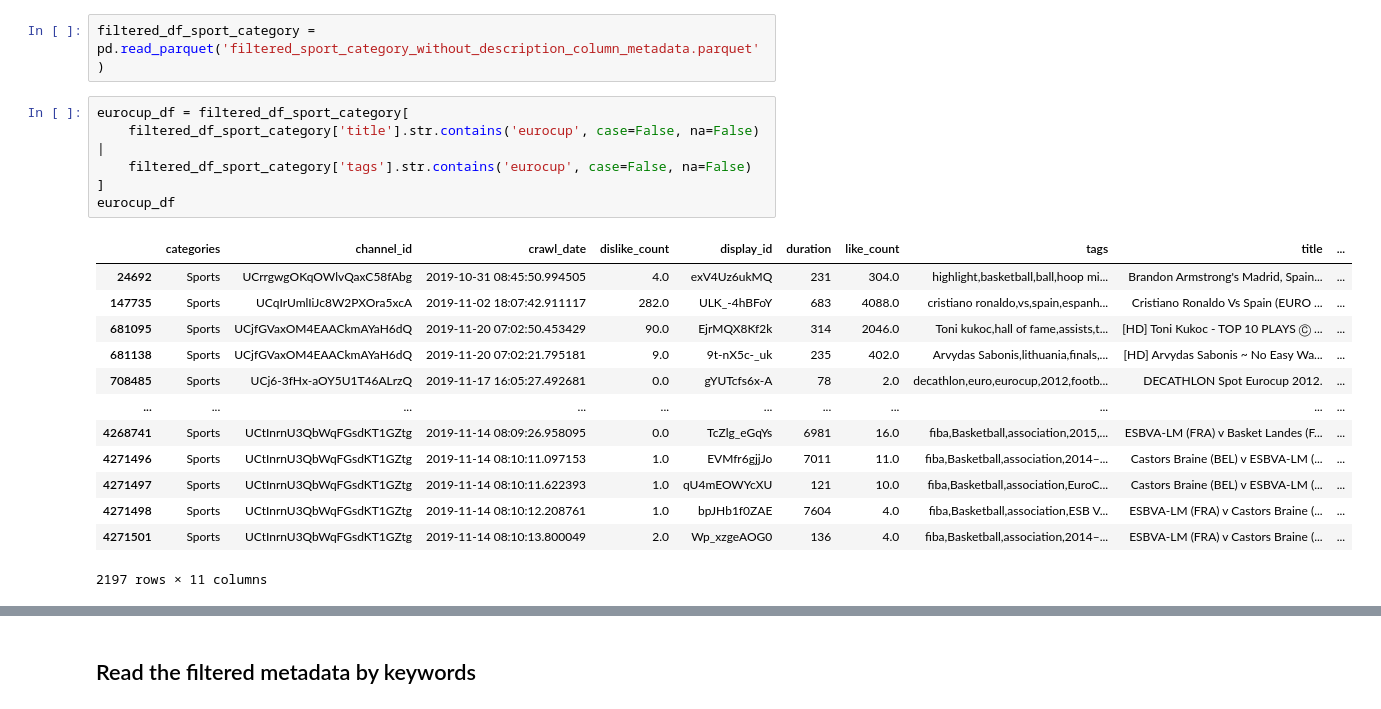
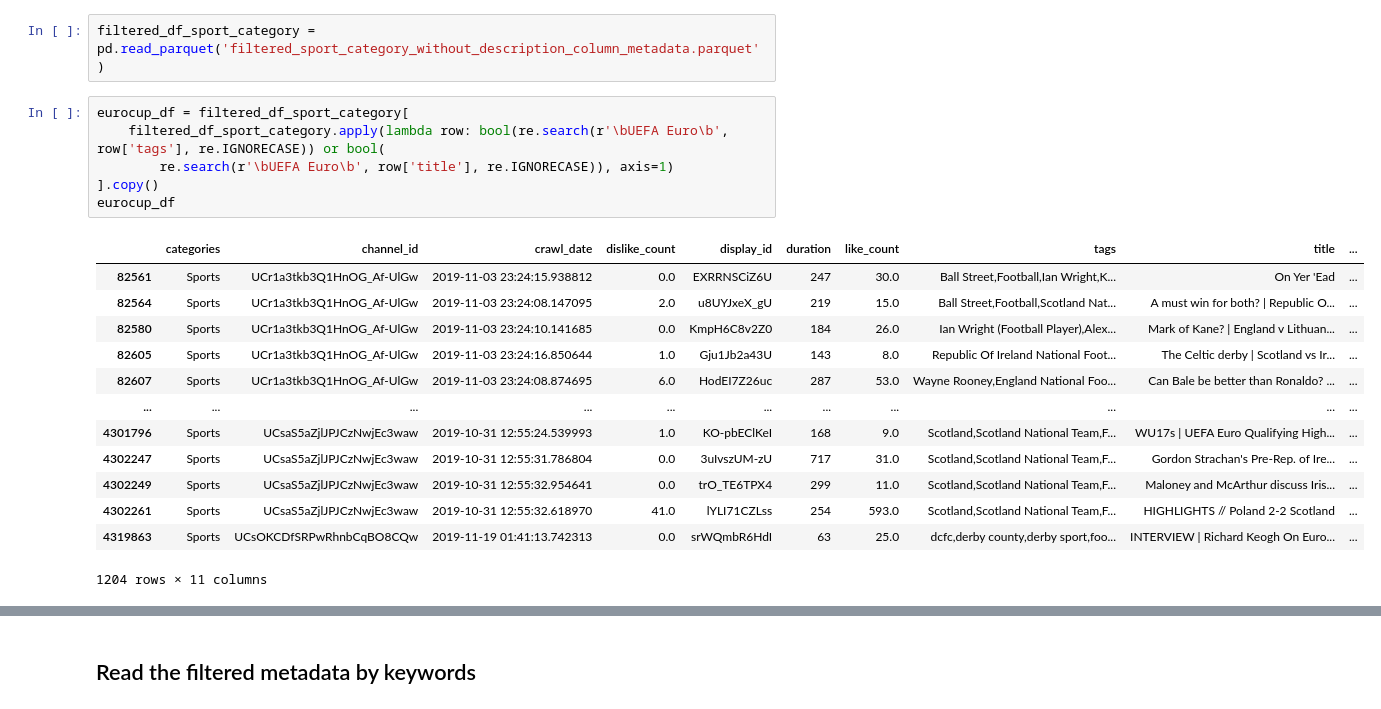
Before and after one commit to epfl-ada/ada-2024-project-robodatapioneers2024, a Jupyter notebook: eurocup.ipynb, the cells around one changed output, grey strips where cells are left out. Saved outputs shown, nothing was run; the diff lists cells and outputs as text.

```diff
--- a/eurocup.ipynb
+++ b/eurocup.ipynb
@@ -6,24 +7,24 @@ import matplotlib.pyplot as plt
 ## Read the sport category
 # %%
 filtered_df_sport_category = pd.read_parquet('filtered_sport_category_without_description_column_metadata.parquet')
-# %%
-eurocup_df = filtered_df_sport_category[
-    filtered_df_sport_category['title'].str.contains('eurocup', case=False, na=False) |
-    filtered_df_sport_category['tags'].str.contains('eurocup', case=False, na=False)
-]
-eurocup_df
-# %% [output]
-|  | categories | channel_id | crawl_date | dislike_count | display_id | duration | like_count | tags | title | ... |
-| 24692 | Sports | UCrrgwgOKqOWlvQaxC58fAbg | 2019-10-31 08:45:50.994505 | 4.0 | exV4Uz6ukMQ | 231 | 304.0 | highlight,basketball,ball,hoop mi... | Brandon Armstrong's Madrid, Spain... | ... |
-| 147735 | Sports | UCqIrUmlIiJc8W2PXOra5xcA | 2019-11-02 18:07:42.911117 | 282.0 | ULK_-4hBFoY | 683 | 4088.0 | cristiano ronaldo,vs,spain,espanh... | Cristiano Ronaldo Vs Spain (EURO ... | ... |
-| 681095 | Sports | UCjfGVaxOM4EAACkmAYaH6dQ | 2019-11-20 07:02:50.453429 | 90.0 | EjrMQX8Kf2k | 314 | 2046.0 | Toni kukoc,hall of fame,assists,t... | [HD] Toni Kukoc - TOP 10 PLAYS Ⓒ ... | ... |
-| 681138 | Sports | UCjfGVaxOM4EAACkmAYaH6dQ | 2019-11-20 07:02:21.795181 | 9.0 | 9t-nX5c-_uk | 235 | 402.0 | Arvydas Sabonis,lithuania,finals,... | [HD] Arvydas Sabonis ~ No Easy Wa... | ... |
-| 708485 | Sports | UCj6-3fHx-aOY5U1T46ALrzQ | 2019-11-17 16:05:27.492681 | 0.0 | gYUTcfs6x-A | 78 | 2.0 | decathlon,euro,eurocup,2012,footb... | DECATHLON Spot Eurocup 2012. | ... |
-| ... | ... | ... | ... | ... | ... | ... | ... | ... | ... | ... |
-| 4268741 | Sports | UCtInrnU3QbWqFGsdKT1GZtg | 2019-11-14 08:09:26.958095 | 0.0 | TcZlg_eGqYs | 6981 | 16.0 | fiba,Basketball,association,2015,... | ESBVA-LM (FRA) v Basket Landes (F... | ... |
-| 4271496 | Sports | UCtInrnU3QbWqFGsdKT1GZtg | 2019-11-14 08:10:11.097153 | 1.0 | EVMfr6gjjJo | 7011 | 11.0 | fiba,Basketball,association,2014–... | Castors Braine (BEL) v ESBVA-LM (... | ... |
-| 4271497 | Sports | UCtInrnU3QbWqFGsdKT1GZtg | 2019-11-14 08:10:11.622393 | 1.0 | qU4mEOWYcXU | 121 | 10.0 | fiba,Basketball,association,EuroC... | Castors Braine (BEL) v ESBVA-LM (... | ... |
-| 4271498 | Sports | UCtInrnU3QbWqFGsdKT1GZtg | 2019-11-14 08:10:12.208761 | 1.0 | bpJHb1f0ZAE | 7604 | 4.0 | fiba,Basketball,association,ESB V... | ESBVA-LM (FRA) v Castors Braine (... | ... |
-| 4271501 | Sports | UCtInrnU3QbWqFGsdKT1GZtg | 2019-11-14 08:10:13.800049 | 2.0 | Wp_xzgeAOG0 | 136 | 4.0 | fiba,Basketball,association,2014–... | ESBVA-LM (FRA) v Castors Braine (... | ... |
-2197 rows × 11 columns
+# %%
+eurocup_df = filtered_df_sport_category[
+    filtered_df_sport_category.apply(lambda row: bool(re.search(r'\bUEFA Euro\b', row['tags'], re.IGNORECASE)) or bool(
+        re.search(r'\bUEFA Euro\b', row['title'], re.IGNORECASE)), axis=1)
+].copy()
+eurocup_df
+# %% [output]
+|  | categories | channel_id | crawl_date | dislike_count | display_id | duration | like_count | tags | title | ... |
+| 82561 | Sports | UCr1a3tkb3Q1HnOG_Af-UlGw | 2019-11-03 23:24:15.938812 | 0.0 | EXRRNSCiZ6U | 247 | 30.0 | Ball Street,Football,Ian Wright,K... | On Yer 'Ead | ... |
+| 82564 | Sports | UCr1a3tkb3Q1HnOG_Af-UlGw | 2019-11-03 23:24:08.147095 | 2.0 | u8UYJxeX_gU | 219 | 15.0 | Ball Street,Football,Scotland Nat... | A must win for both? | Republic O... | ... |
+| 82580 | Sports | UCr1a3tkb3Q1HnOG_Af-UlGw | 2019-11-03 23:24:10.141685 | 0.0 | KmpH6C8v2Z0 | 184 | 26.0 | Ian Wright (Football Player),Alex... | Mark of Kane? | England v Lithuan... | ... |
+| 82605 | Sports | UCr1a3tkb3Q1HnOG_Af-UlGw | 2019-11-03 23:24:16.850644 | 1.0 | Gju1Jb2a43U | 143 | 8.0 | Republic Of Ireland National Foot... | The Celtic derby | Scotland vs Ir... | ... |
+| 82607 | Sports | UCr1a3tkb3Q1HnOG_Af-UlGw | 2019-11-03 23:24:08.874695 | 6.0 | HodEI7Z26uc | 287 | 53.0 | Wayne Rooney,England National Foo... | Can Bale be better than Ronaldo? ... | ... |
+| ... | ... | ... | ... | ... | ... | ... | ... | ... | ... | ... |
+| 4301796 | Sports | UCsaS5aZjlJPJCzNwjEc3waw | 2019-10-31 12:55:24.539993 | 1.0 | KO-pbEClKeI | 168 | 9.0 | Scotland,Scotland National Team,F... | WU17s | UEFA Euro Qualifying High... | ... |
+| 4302247 | Sports | UCsaS5aZjlJPJCzNwjEc3waw | 2019-10-31 12:55:31.786804 | 0.0 | 3uIvszUM-zU | 717 | 31.0 | Scotland,Scotland National Team,F... | Gordon Strachan's Pre-Rep. of Ire... | ... |
+| 4302249 | Sports | UCsaS5aZjlJPJCzNwjEc3waw | 2019-10-31 12:55:32.954641 | 0.0 | trO_TE6TPX4 | 299 | 11.0 | Scotland,Scotland National Team,F... | Maloney and McArthur discuss Iris... | ... |
+| 4302261 | Sports | UCsaS5aZjlJPJCzNwjEc3waw | 2019-10-31 12:55:32.618970 | 41.0 | lYLI71CZLss | 254 | 593.0 | Scotland,Scotland National Team,F... | HIGHLIGHTS // Poland 2-2 Scotland | ... |
+| 4319863 | Sports | UCsOKCDfSRPwRhnbCqBO8CQw | 2019-11-19 01:41:13.742313 | 0.0 | srWQmbR6HdI | 63 | 25.0 | dcfc,derby county,derby sport,foo... | INTERVIEW | Richard Keogh On Euro... | ... |
+1204 rows × 11 columns
 # %%
```
Also changed, not shown: parts of 6 cells of this notebook.
